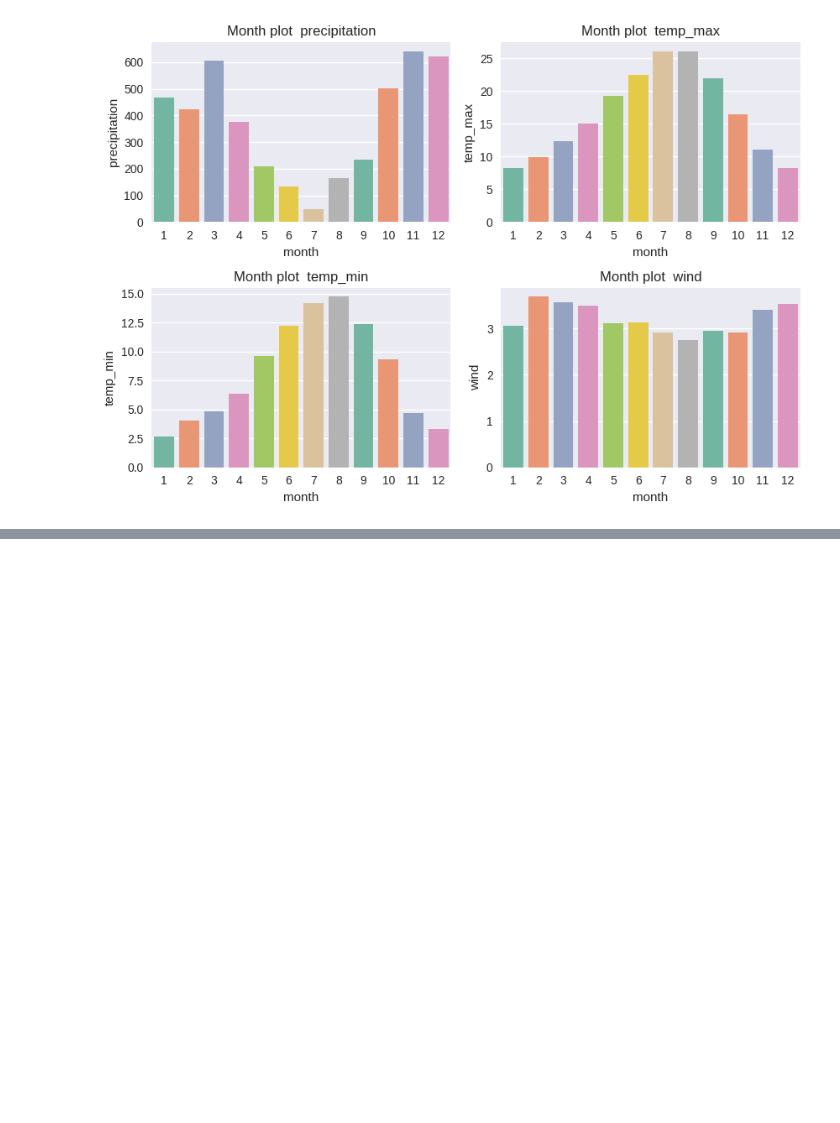
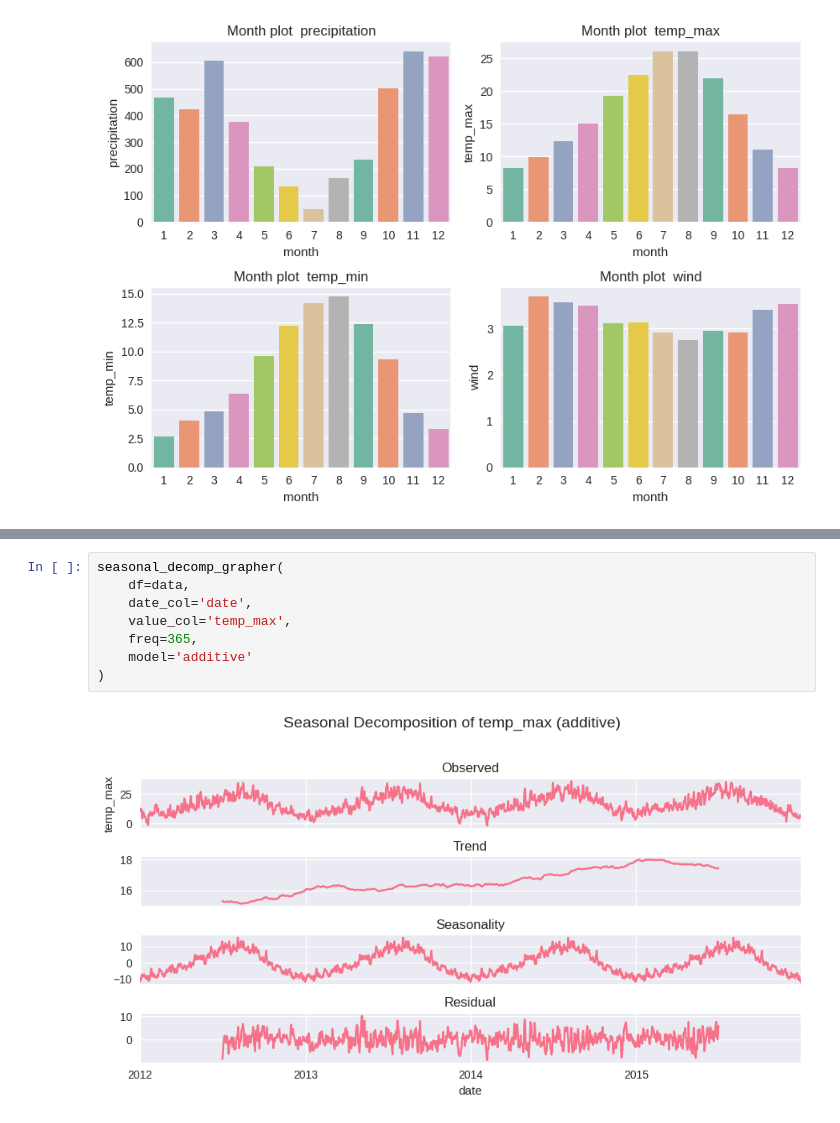
Before and after one commit to Luitz1/Projects, a Jupyter notebook: Data Analyst Projects/3_Climate_Analysis/climate_seattle/notebooks/04_time_analysis.ipynb, the cells around one changed output, grey strips where cells are left out. Drawn from its saved outputs; the diff is of its cells as text; blank space fills up the shorter version.

```diff
--- a/Data Analyst Projects/3_Climate_Analysis/climate_seattle/notebooks/04_time_analysis.ipynb
+++ b/Data Analyst Projects/3_Climate_Analysis/climate_seattle/notebooks/04_time_analysis.ipynb
@@ -143,0 +188,10 @@ plt.show()
+# %%
+seasonal_decomp_grapher(
+    df=data,
+    date_col='date',
+    value_col='temp_max',
+    freq=365,
+    model='additive'
+)
+# %% [output]
+[figure, added]
```
Also changed, not shown: parts of 13 cells of this notebook, 1 other file.
